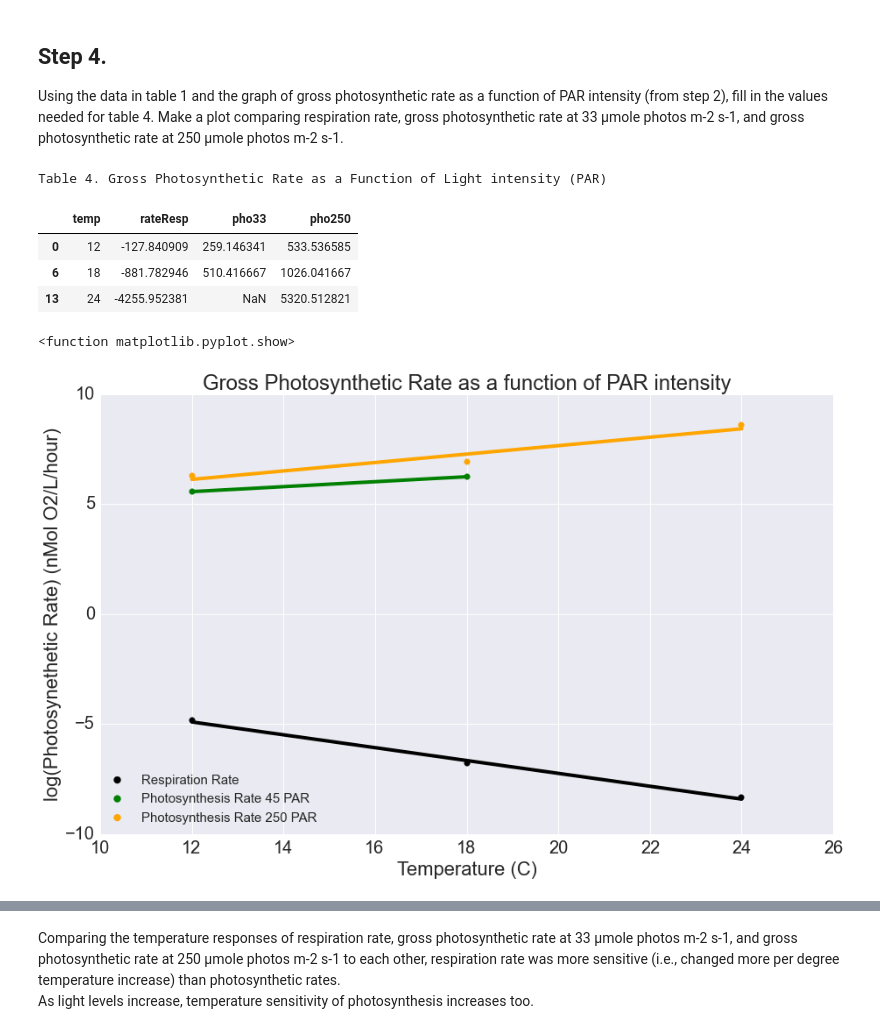
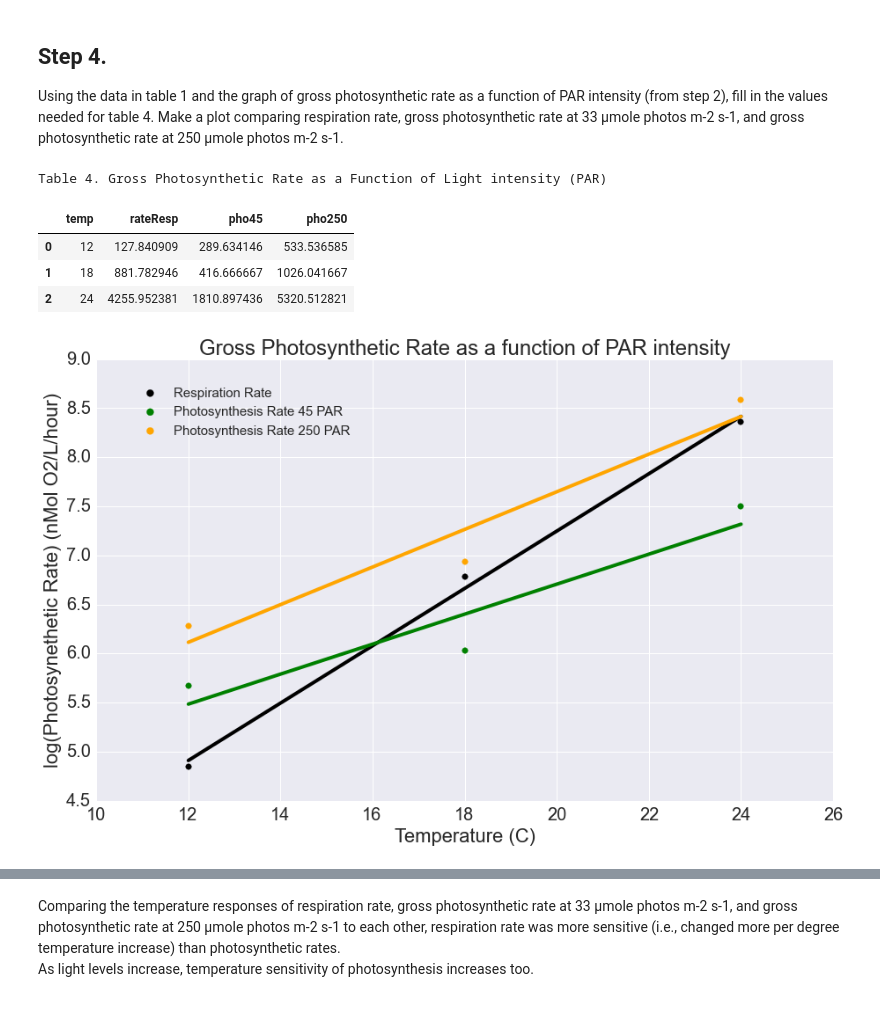
Before and after one commit to yinleon/biological-oceanography, a Jupyter notebook: light_dark_exp.ipynb, the cells around one changed output, grey strips where cells are left out. Drawn from its saved outputs; the diff is of its cells as text; code cells hidden in the pictures.

```diff
--- a/light_dark_exp.ipynb
+++ b/light_dark_exp.ipynb
@@ -46,7 +47,7 @@ tempCount = len(temps)
 lite['netPhoto_mg']  = lite.O2_f-lite.O2_0
 lite['netPhoto_nM']  = (lite['netPhoto_mg'])/O2MM # convert mg O2/L * nanomol / mg -> n mol O2/L
 # Calculate total respiration.
-dark['totalResp_mg'] = dark.O2_f-dark.O2_0
+dark['totalResp_mg'] = -1*(dark.O2_f-dark.O2_0)
 dark['totalResp_nM'] = (dark['totalResp_mg'])/O2MM
 dark['rateResp'] = dark['totalResp_nM']/dark['elapsedTime'] #O2 / L / hour
 # Calculate the mean of each dark bottle per temperature regime.
@@ -73,11 +74,11 @@ Note that respiration rate increases with temperature.
 gross = []
 for i in range(len(lite.index)):
     if(lite.temp[i]==12):
-        gross.append(lite.netPhoto_nM[i]-dark12)
+        gross.append(lite.netPhoto_nM[i]+dark12)
     if(lite.temp[i]==18):
-        gross.append(lite.netPhoto_nM[i]-dark18)
+        gross.append(lite.netPhoto_nM[i]+dark18)
     if(lite.temp[i]==24):
-        gross.append(lite.netPhoto_nM[i]-dark24)
+        gross.append(lite.netPhoto_nM[i]+dark24)
 lite['grossPhoto']     = gross
 # Calculate gross photosynthesis rate, divide aobve by elapsed time.
 lite['grossPhotoRate'] = np.divide(lite['grossPhoto'],lite['elapsedTime'])
@@ -228,9 +179,9 @@ plt.show
 ## Step 3 ##
 We can derive an index of phytosynthetic efficiency (in this case we mean photosynthetic efficiency in terms of oxygen produced per photon available) by dividing gross photosynthesis by the total photon flux to which the bottles were exposed during the incubation (hint: multiply PAR flux by the incubation duration). Fill in table 3 a-c to calculate this index of photosynthetic efficiency, then plot photosynthetic efficiency as a function of PAR flux for each temperature.
 # %%
-lite['photoEffIndex'] = lite.parFlux*lite.elapsedTime*3600*1000*lite.grossPhotoRate
+df2['photoEffIndex'] = (df2.grossPhotoRate)/(df2.parFlux*1000.*df2.elapsedTime*3600.)
 print("Table 3. Index of Photosynthetic Efficiency")
-lite[['temp','parFlux','elapsedTime','grossPhoto','photoEffIndex']]
+df2[['temp','parFlux','elapsedTime','grossPhoto','photoEffIndex']]
 # %% [output]
 Table 3. Index of Photosynthetic Efficiency
 |  | temp | parFlux | elapsedTime | grossPhoto | photoEffIndex |
@@ -303,70 +246,65 @@ darkRate24 = dark.rateResp[dark.temp==24].mean()
 darkRate = np.array([darkRate12,darkRate18,darkRate24])
 
 # collect gross photosynthetic rates at ~45 micromole m-2 s-1 photons
-pho33 = lite[lite.parFlux==33]
-
+pho45 = df2[df2.parFlux<=45]
+pho45 = pho45[pho45.parFlux>=40]
+pho45 = pho45[0:1].append(pho45[2:])
 # collect gross photosynthetic rates at ~250 micromole m-2 s-1 photons
-pho250 = lite[lite.parFlux>=240]
+pho250 = df2[df2.parFlux>=240]
 
 photoPAR = pd.DataFrame({'temp':temps,
                          'rateResp':darkRate,
-                         'pho250':pho250.grossPhotoRate,
-                         'pho33':[pho33.grossPhotoRate.values[0],pho33.grossPhotoRate.values[1],np.nan]
-                        })
+                         'pho45':pho45.grossPhotoRate.values,
+                         'pho250':pho250.grossPhotoRate.values})
 
-#photoPAR['pho33'] = [pho33.grossPhotoRate.values[0],pho33.grossPhotoRate.values[1],np.nan]
 print("Table 4. Gross Photosynthetic Rate as a Function of Light intensity (PAR)")
-photoPAR[['temp','rateResp','pho33','pho250']]
+photoPAR[['temp','rateResp','pho45','pho250']]
 # %% [output]
 Table 4. Gross Photosynthetic Rate as a Function of Light intensity (PAR)
-|  | temp | rateResp | pho33 | pho250 |
-| 0 | 12 | -127.840909 | 259.146341 | 533.536585 |
-| 6 | 18 | -881.782946 | 510.416667 | 1026.041667 |
-| 13 | 24 | -4255.952381 | NaN | 5320.512821 |
+|  | temp | rateResp | pho45 | pho250 |
+| 0 | 12 | 127.840909 | 289.634146 | 533.536585 |
+| 1 | 18 | 881.782946 | 416.666667 | 1026.041667 |
+| 2 | 24 | 4255.952381 | 1810.897436 | 5320.512821 |
 # %%
 # initialize the plot
 fig = plt.figure()
 ax = fig.add_subplot(111)
 ax.set_ylabel(r'log(Photosynethetic Rate) (nMol O2/L/hour)')
 ax.set_xlabel('Temperature (C)')
 
 
-y = -1*np.log(-1*darkRate.reshape(len(darkRate),1))
+y = np.log(darkRate.reshape(len(darkRate),1))
 x = temps.reshape(len(temps),1)
 
 ax.scatter(x,y,color='k',label="Respiration Rate",s=44)
 
 # Create linear regression object
 regr = linear_model.LinearRegression()
 regr.fit(x,y)
 ax.plot(x,regr.predict(x),color='k',linewidth=4)
 
-y = np.log(pho33.grossPhotoRate).reshape(len(pho33.grossPhotoRate),1)
-x = pho33.temp.reshape(len(pho33.temp),1)
+y = np.log(pho45.grossPhotoRate).reshape(len(pho45.grossPhotoRate),1)
+x = pho45.temp.reshape(len(pho45.temp),1)
 
-ax.scatter(pho33.temp,np.log(pho33.grossPhotoRate),color='g',label="Photosynthesis Rate 45 PAR",s=44)
+ax.scatter(pho45.temp,np.log(pho45.grossPhotoRate),color='g',label="Photosynthesis Rate 45 PAR",s=44)
 
 regr.fit(x,y)
 ax.plot(x,regr.predict(x),color='g',linewidth=4)
 
 y = np.log(pho250.grossPhotoRate).reshape(len(pho250.grossPhotoRate),1)
 x = pho250.temp.reshape(len(pho250.temp),1)
 
 ax.scatter(pho250.temp,np.log(pho250.grossPhotoRate),color='orange',label="Photosynthesis Rate 250 PAR",s=44)
 
 regr.fit(x,y)
 ax.plot(x,regr.predict(x),color='orange',linewidth=4)
 
-art = []
-lgd = ax.legend(scatterpoints=1,markerscale=1.2, loc='center',
-                    bbox_to_anchor=(0.15,.08),ncol=1,prop={'size':15},frameon=False)
-art.append(lgd)
-
+ax.legend(scatterpoints=1,markerscale=1.2, loc='center',
+                    bbox_to_anchor=(0.20,.88),ncol=1,prop={'size':15},frameon=False)
 plt.title('Gross Photosynthetic Rate as a function of PAR intensity')
-plt.show
+plt.show();
 # %% [output]
-<function matplotlib.pyplot.show>
-[figure, old version]
+[figure, new version]
 # %%
 # initialize the plot
 fig = plt.figure()
```
Also changed, not shown: parts of 11 cells of this notebook.
